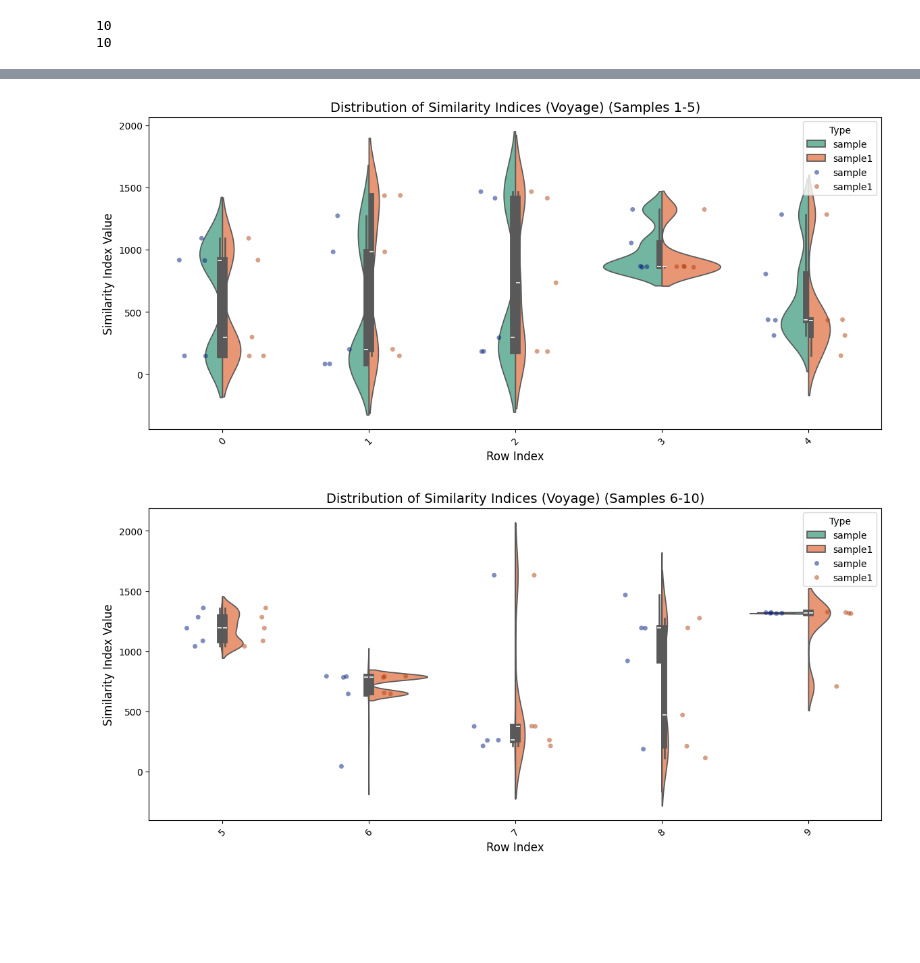
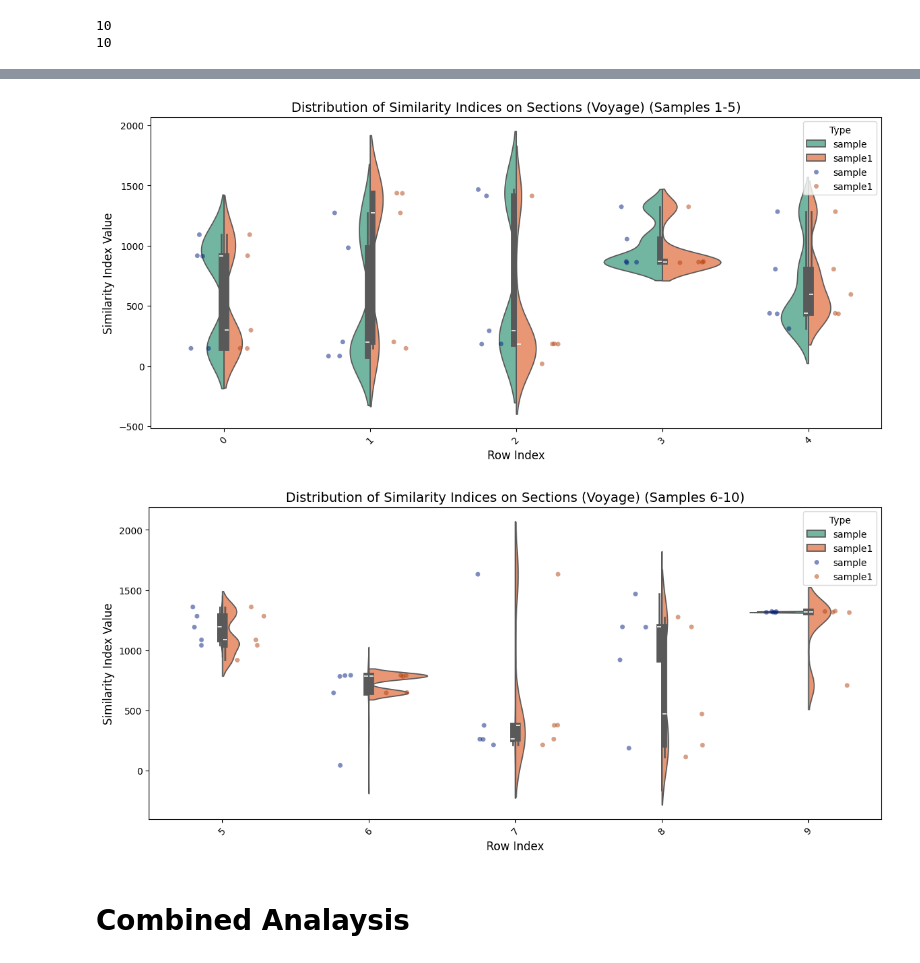
Before and after one commit to Nishchaypat/LawChatBot, a Jupyter notebook: Testing_Codes/model_embed_testing.ipynb, the cells around one changed output, grey strips where cells are left out. Drawn from its saved outputs; the diff is of its cells as text; code cells hidden in the pictures; blank space fills up the shorter version.

```diff
--- a/Testing_Codes/model_embed_testing.ipynb
+++ b/Testing_Codes/model_embed_testing.ipynb
@@ -123,7 +123,7 @@ def paraphrase_text(text):
 # Initialize model
 embeddings_model1 = VertexAIEmbeddings(model_name="text-embedding-005")
 # Load document
-doc = pd.read_parquet(r"..\New_Embeddings_2025\embeddings_gemini_text-005.parquet", engine="pyarrow")
+doc = pd.read_parquet(r"..\New_Embeddings_2025\sections\embeddings_gemini_text-005.parquet", engine="pyarrow")
 
 # Define sample lists
 sample1= "Whoever harbors or conceals any person who he knows, or has reasonable grounds to believe or suspect, has committed, or is about to commit, an offense under this section, shall be fined under this title or imprisoned not more than ten years, or both."
@@ -269,7 +254,7 @@ df_results.to_csv(r"..\Results\results_gemini_text-005.csv", index=False)
 # print(df_results)
 # %%
 tokenizer = AutoTokenizer.from_pretrained('voyageai/voyage-2')
-doc1 = pd.read_parquet("../New_Embeddings_2025/embeddings_voyage.parquet", engine="pyarrow")
+doc1 = pd.read_parquet("../New_Embeddings_2025/sections\embeddings_voyage.parquet", engine="pyarrow")
 
 def chunk_text(text, max_tokens=4096, overlap=512):
     """
@@ -396,35 +381,35 @@ df = df_results1
 expanded_data = []
 for i, row in df.iterrows():
     for val1, val2 in zip(row["sample_most_similar_index"], row["sample1_most_similar_index"]):
         expanded_data.append({"Row": i, "Type": "sample", "Value": val1})
         expanded_data.append({"Row": i, "Type": "sample1", "Value": val2})
 
 expanded_df = pd.DataFrame(expanded_data)
 
 # Split data into two halves
 df_part1 = expanded_df[expanded_df["Row"] < 5]  # First 5 rows
 df_part2 = expanded_df[expanded_df["Row"] >= 5]  # Last 5 rows
 
 # Create a function to plot violin plots
 def plot_violin(data, title):
     plt.figure(figsize=(14, 6))
     sns.violinplot(x="Row", y="Value", hue="Type", data=data,
                    split=True, palette="Set2", bw_adjust=0.5)
 
     sns.stripplot(x="Row", y="Value", hue="Type", data=data,
                   dodge=True, jitter=0.2, alpha=0.5, palette="dark")
 
     plt.title(title, fontsize=14)
     plt.xlabel("Row Index", fontsize=12)
     plt.ylabel("Similarity Index Value", fontsize=12)
     plt.xticks(rotation=45)  # Rotate x-axis labels
     plt.legend(title="Type", loc="upper right")
     plt.show()
 
 # Plot first and second parts separately
-plot_violin(df_part1, "Distribution of Similarity Indices (Voyage) (Samples 1-5)")
-plot_violin(df_part2, "Distribution of Similarity Indices (Voyage) (Samples 6-10)")
+plot_violin(df_part1, "Distribution of Similarity Indices on Sections (Voyage) (Samples 1-5)")
+plot_violin(df_part2, "Distribution of Similarity Indices on Sections (Voyage) (Samples 6-10)")
 # %% [output]
-[figure, old version]
+[figure, new version]
-[figure, old version]
+[figure, new version]
 # %%
@@ -431,0 +417,2 @@ df_results1.to_csv(r"..\Results\results_voyage.csv", index=False)
+# %% [markdown]
+# Combined Analaysis
```
Also changed, not shown: parts of 9 cells of this notebook.
